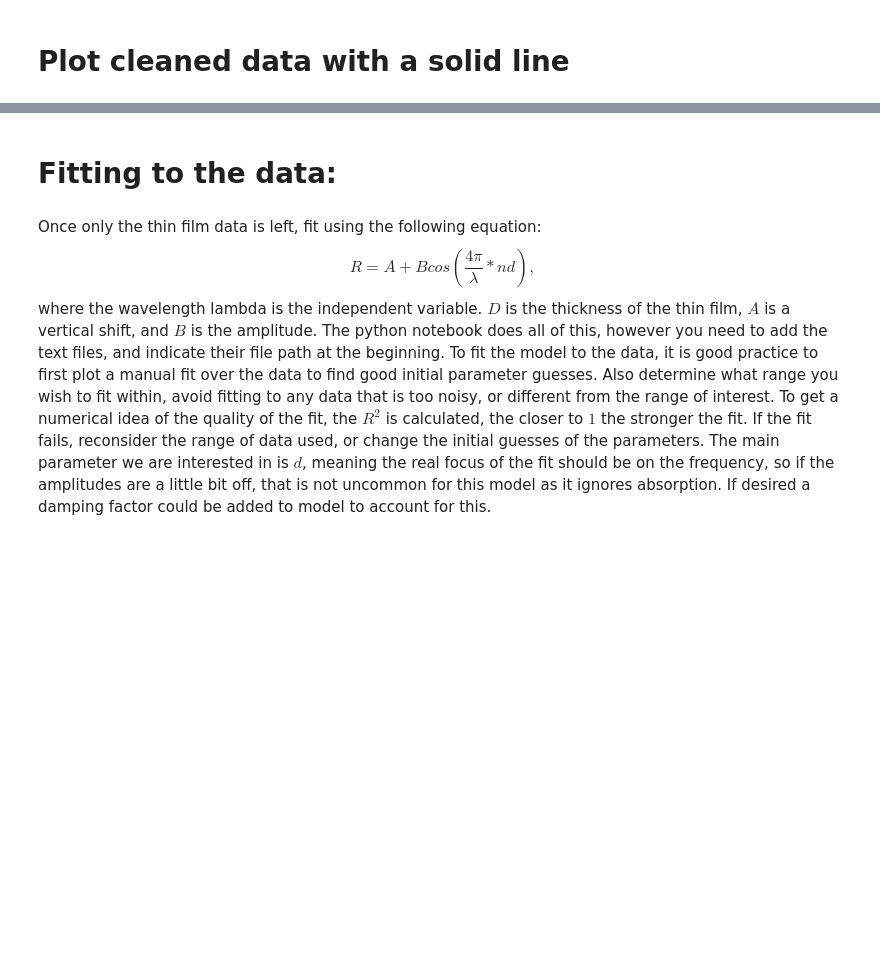
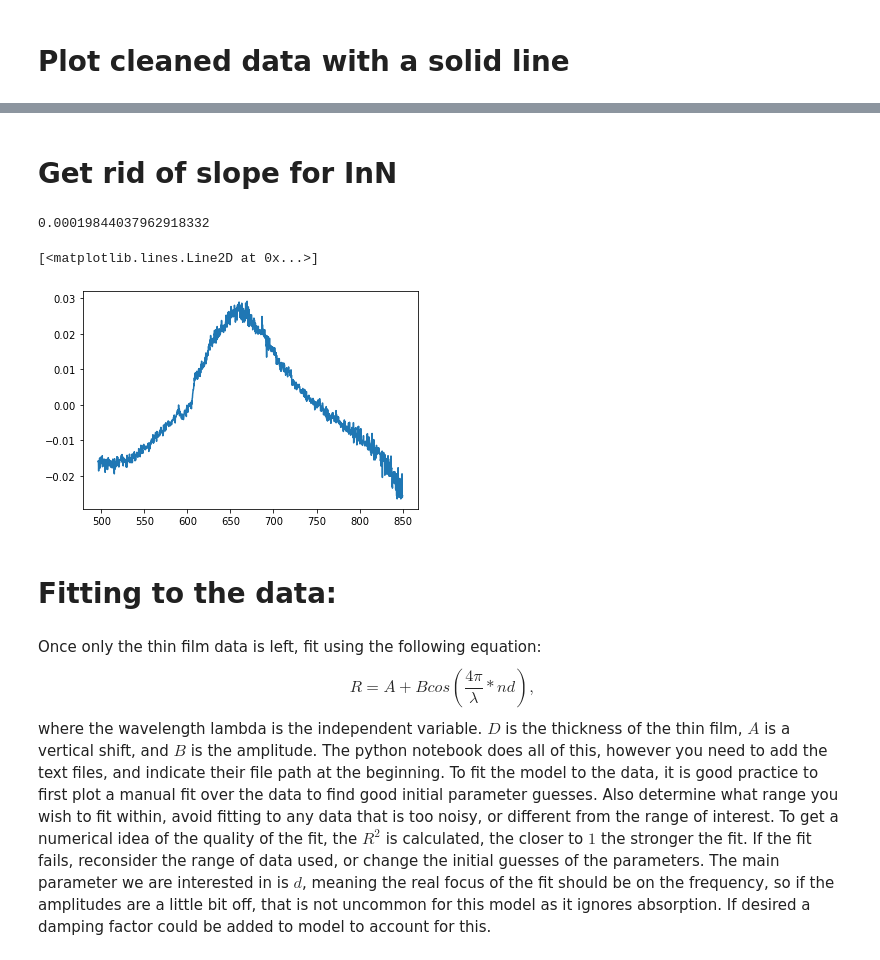
Before and after one commit to ManuelRojasPhysics/Reflectance, a Jupyter notebook: Plotting reflectance data.ipynb, the cells around one changed output, grey strips where cells are left out. Drawn from its saved outputs; the diff is of its cells as text; code cells hidden in the pictures; blank space fills up the shorter version.

```diff
--- a/Plotting reflectance data.ipynb
+++ b/Plotting reflectance data.ipynb
@@ -103,3 +104,21 @@ plt.title('Spectra after correction');
+# %% [markdown]
+# Get rid of slope for InN
+# %%
+##first going to fit to find slope of data
+slope , intercept = np.polyfit(wavel[400:1651],final[400:1651],1)
+print(slope)
+## create line with slope
+line = slope*(wavel[400:1651])+intercept
+
+## subtract line from data and plot
+
+plt.plot(wavel[400:1651],final[400:1651]-line)
+
+#final = final[200:2451]-line
+# %% [output]
+0.00019844037962918332
+[<matplotlib.lines.Line2D at 0x...>]
+[figure, added]
 # %% [markdown]
 # Fitting to the data:
 # %% [markdown]
```
Also changed, not shown: parts of 7 cells of this notebook, 22 other files.
